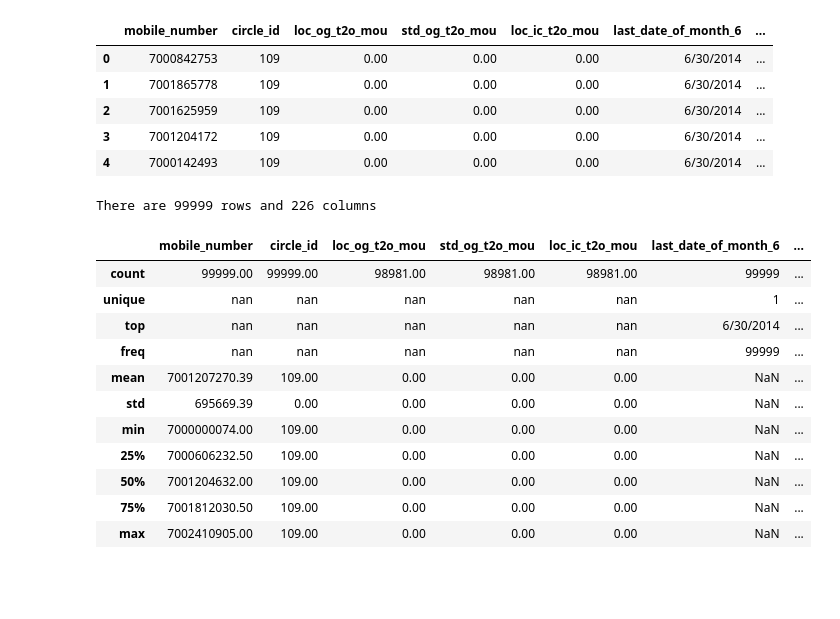
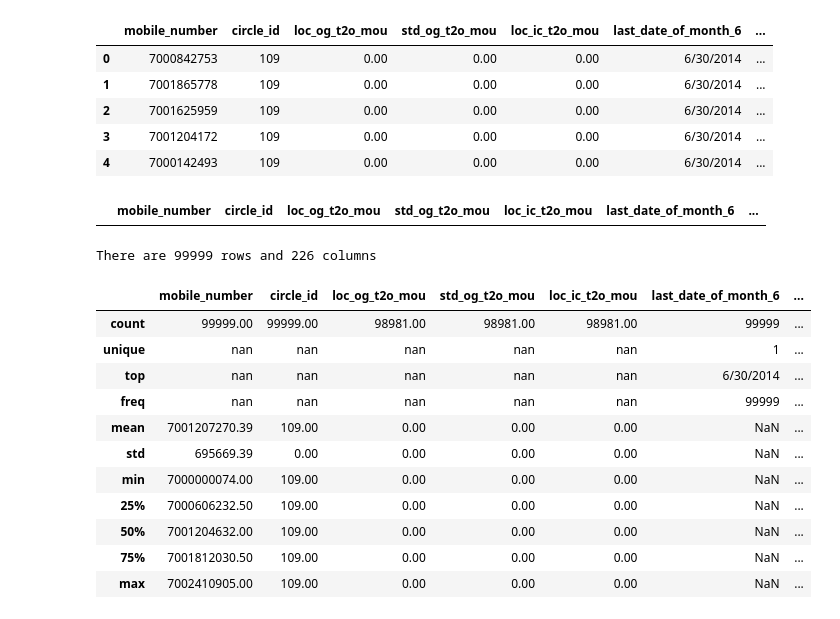
Before and after one commit to rramchan12/Telecom-Churn-CaseStudy, a Jupyter notebook: Telecom Churn Case Study.ipynb, the cells around one changed output. Drawn from its saved outputs; the diff is of its cells as text; code cells hidden in the pictures; blank space fills up the shorter version.

```diff
--- a/Telecom Churn Case Study.ipynb
+++ b/Telecom Churn Case Study.ipynb
@@ -73,9 +47,11 @@ telecom_df.head()
 | 2 | 7001625959 | 109 | 0.00 | 0.00 | 0.00 | 6/30/2014 | ... |
 | 3 | 7001204172 | 109 | 0.00 | 0.00 | 0.00 | 6/30/2014 | ... |
 | 4 | 7000142493 | 109 | 0.00 | 0.00 | 0.00 | 6/30/2014 | ... |
-# %%
-#Drop any columns which doesn't have any values at all
-telecom_df.dropna(axis=1, inplace=True, how='all')
+# %%
+# Doing a basic sanity check #There are no rows having only null values
+telecom_df[telecom_df.isnull().all(axis=1)]
+# %% [output]
+|  | mobile_number | circle_id | loc_og_t2o_mou | std_og_t2o_mou | loc_ic_t2o_mou | last_date_of_month_6 | ... |
 # %%
 # Let's check the dimensions of the dataframe
 nRow, nCol = telecom_df.shape
```
Also changed, not shown: parts of 27 cells of this notebook, 1 other file.
